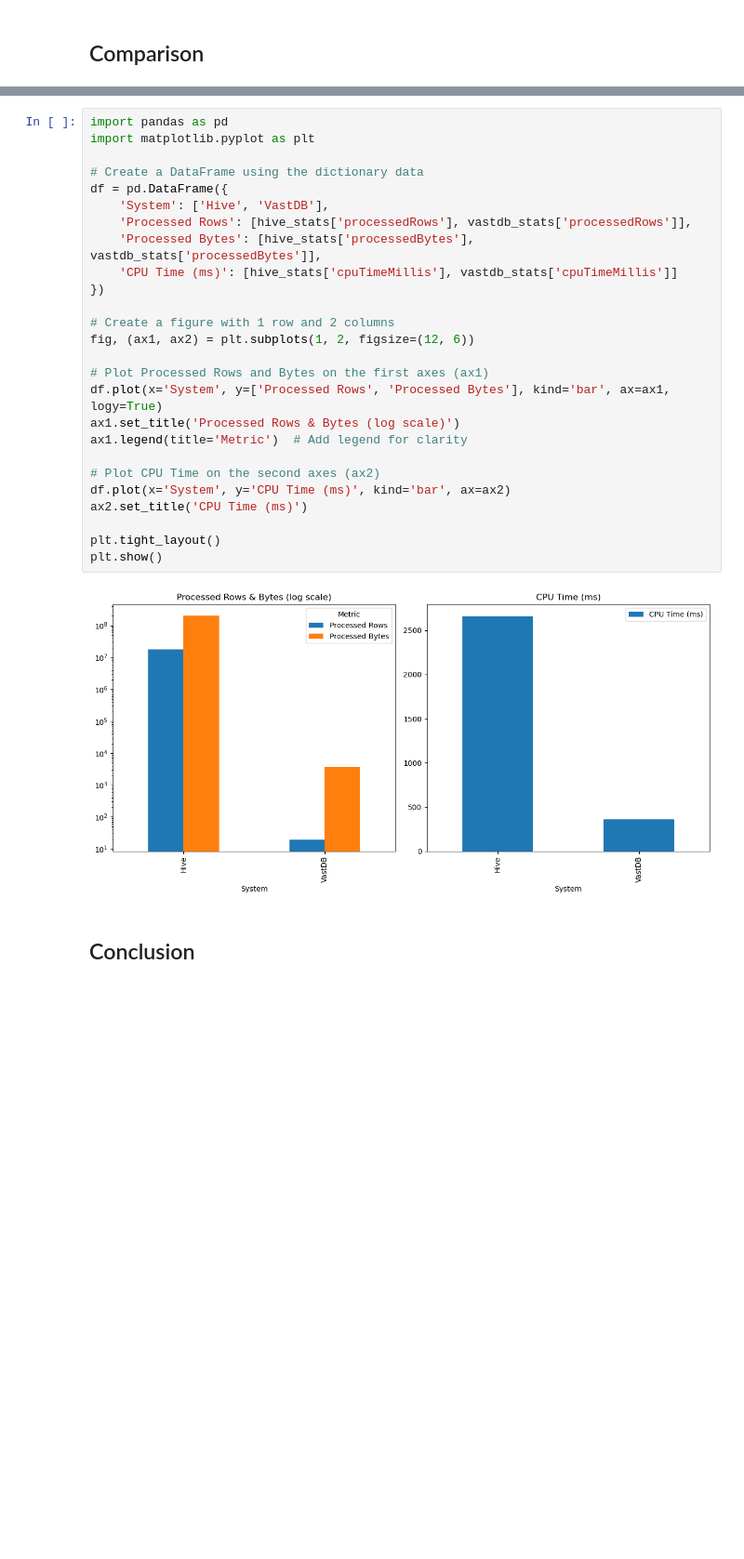
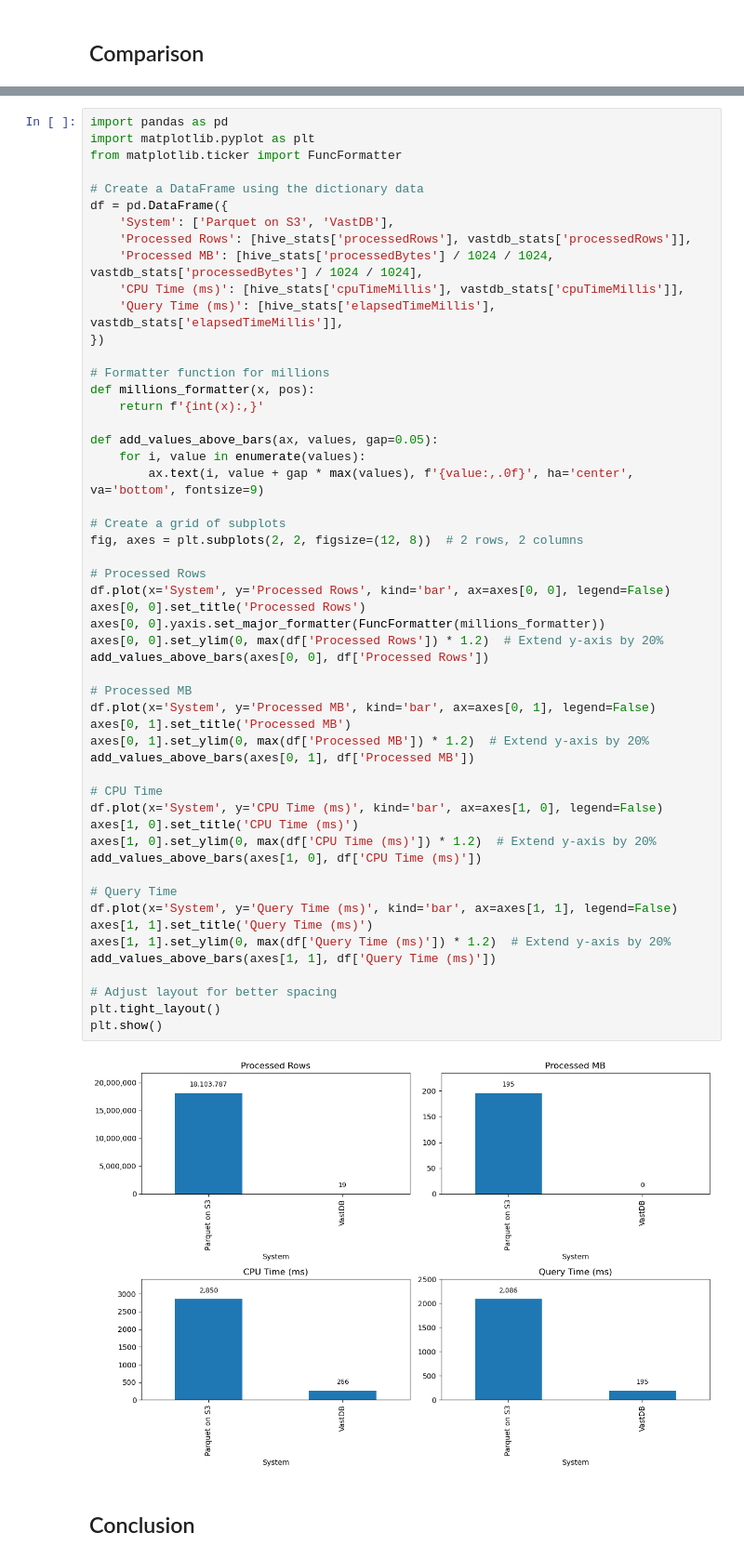
Before and after one commit to snowch/vast-docker-compose-examples, a Jupyter notebook: jupyter-pyspark/examples/taxi_data/yellow_taxi_data_pt6_performance.ipynb, the cells around one changed output, grey strips where cells are left out. Shown: that part at 93% size. Cells and saved outputs as stored; diff of their text form; blank space fills up the shorter version.

```diff
--- a/jupyter-pyspark/examples/taxi_data/yellow_taxi_data_pt6_performance.ipynb
+++ b/jupyter-pyspark/examples/taxi_data/yellow_taxi_data_pt6_performance.ipynb
@@ -188,31 +202,58 @@ CPU Time Millis: {hive_stats['cpuTimeMillis']}
 # %%
 import pandas as pd
 import matplotlib.pyplot as plt
+from matplotlib.ticker import FuncFormatter
 
 # Create a DataFrame using the dictionary data
 df = pd.DataFrame({
-    'System': ['Hive', 'VastDB'],
+    'System': ['Parquet on S3', 'VastDB'],
     'Processed Rows': [hive_stats['processedRows'], vastdb_stats['processedRows']],
-    'Processed Bytes': [hive_stats['processedBytes'], vastdb_stats['processedBytes']],
-    'CPU Time (ms)': [hive_stats['cpuTimeMillis'], vastdb_stats['cpuTimeMillis']]
+    'Processed MB': [hive_stats['processedBytes'] / 1024 / 1024, vastdb_stats['processedBytes'] / 1024 / 1024],
+    'CPU Time (ms)': [hive_stats['cpuTimeMillis'], vastdb_stats['cpuTimeMillis']],
+    'Query Time (ms)': [hive_stats['elapsedTimeMillis'], vastdb_stats['elapsedTimeMillis']],
 })
 
-# Create a figure with 1 row and 2 columns
-fig, (ax1, ax2) = plt.subplots(1, 2, figsize=(12, 6))
+# Formatter function for millions
+def millions_formatter(x, pos):
+    return f'{int(x):,}'
 
-# Plot Processed Rows and Bytes on the first axes (ax1)
-df.plot(x='System', y=['Processed Rows', 'Processed Bytes'], kind='bar', ax=ax1, logy=True)
-ax1.set_title('Processed Rows & Bytes (log scale)')
-ax1.legend(title='Metric')  # Add legend for clarity
+def add_values_above_bars(ax, values, gap=0.05):
+    for i, value in enumerate(values):
+        ax.text(i, value + gap * max(values), f'{value:,.0f}', ha='center', va='bottom', fontsize=9)
 
-# Plot CPU Time on the second axes (ax2)
-df.plot(x='System', y='CPU Time (ms)', kind='bar', ax=ax2)
-ax2.set_title('CPU Time (ms)')
+# Create a grid of subplots
+fig, axes = plt.subplots(2, 2, figsize=(12, 8))  # 2 rows, 2 columns
 
+# Processed Rows
+df.plot(x='System', y='Processed Rows', kind='bar', ax=axes[0, 0], legend=False)
+axes[0, 0].set_title('Processed Rows')
+axes[0, 0].yaxis.set_major_formatter(FuncFormatter(millions_formatter))
+axes[0, 0].set_ylim(0, max(df['Processed Rows']) * 1.2)  # Extend y-axis by 20%
+add_values_above_bars(axes[0, 0], df['Processed Rows'])
+
+# Processed MB
+df.plot(x='System', y='Processed MB', kind='bar', ax=axes[0, 1], legend=False)
+axes[0, 1].set_title('Processed MB')
+axes[0, 1].set_ylim(0, max(df['Processed MB']) * 1.2)  # Extend y-axis by 20%
+add_values_above_bars(axes[0, 1], df['Processed MB'])
+
+# CPU Time
+df.plot(x='System', y='CPU Time (ms)', kind='bar', ax=axes[1, 0], legend=False)
+axes[1, 0].set_title('CPU Time (ms)')
+axes[1, 0].set_ylim(0, max(df['CPU Time (ms)']) * 1.2)  # Extend y-axis by 20%
+add_values_above_bars(axes[1, 0], df['CPU Time (ms)'])
+
+# Query Time
+df.plot(x='System', y='Query Time (ms)', kind='bar', ax=axes[1, 1], legend=False)
+axes[1, 1].set_title('Query Time (ms)')
+axes[1, 1].set_ylim(0, max(df['Query Time (ms)']) * 1.2)  # Extend y-axis by 20%
+add_values_above_bars(axes[1, 1], df['Query Time (ms)'])
+
+# Adjust layout for better spacing
 plt.tight_layout()
 plt.show()
 # %% [output]
-[figure, old version]
+[figure, new version]
 # %% [markdown]
 ## Conclusion
 # %% [markdown]
```
Also changed, not shown: parts of 9 cells of this notebook.
